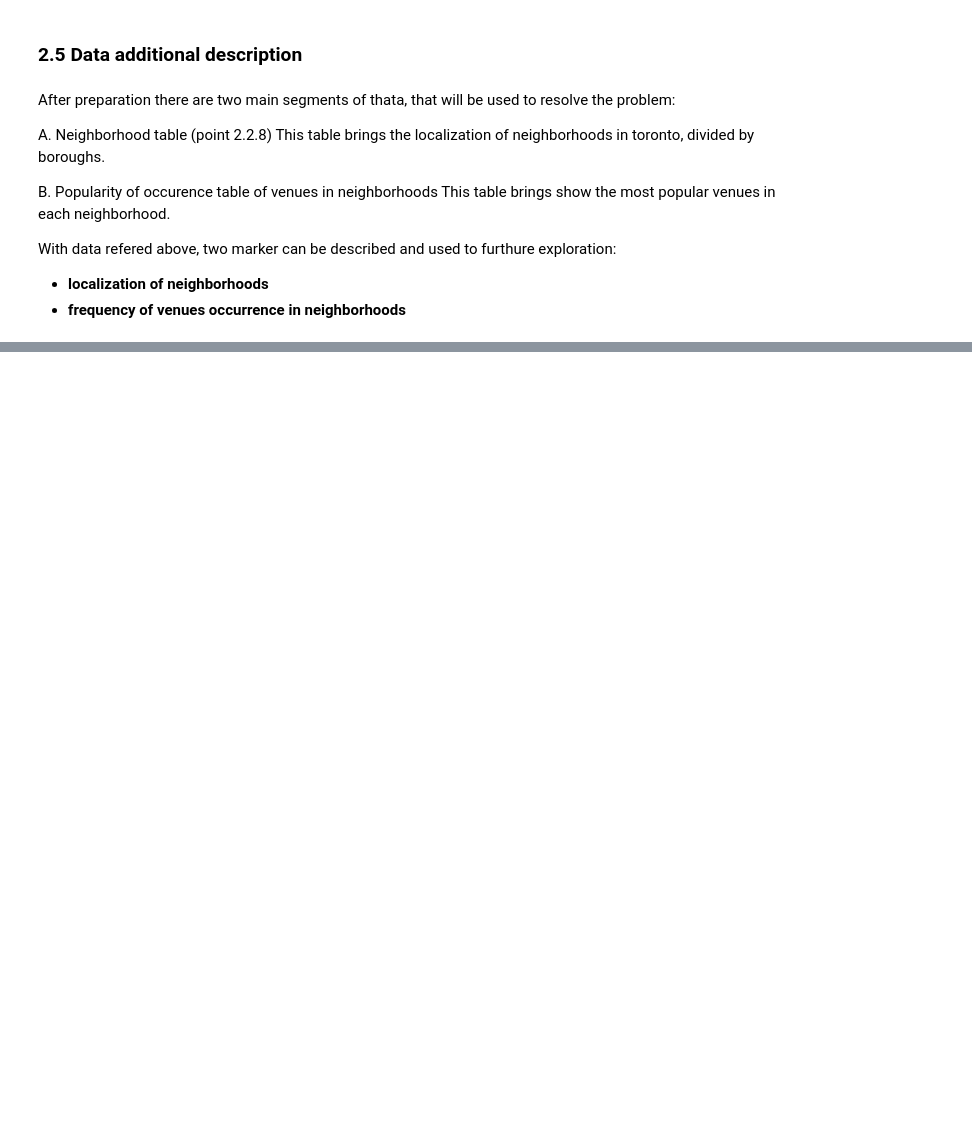
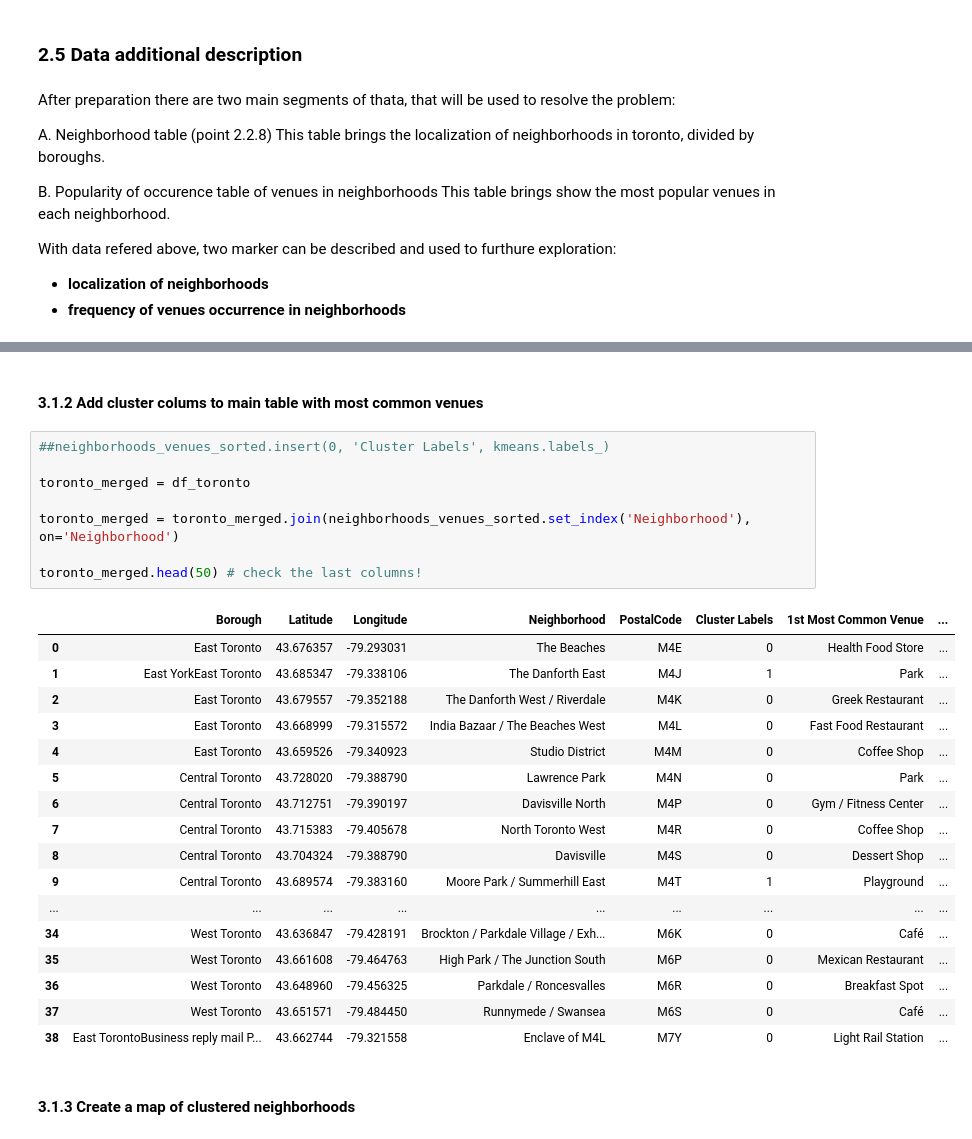
Before and after one commit to marcintalik/Coursera_Capstone, a Jupyter notebook: The Battle of Neighborhoods part 1.ipynb, the cells around one changed output, grey strips where cells are left out. Saved outputs shown, nothing was run; the diff lists cells and outputs as text; blank space fills up the shorter version.

```diff
--- a/The Battle of Neighborhoods part 1.ipynb
+++ b/The Battle of Neighborhoods part 1.ipynb
@@ -481,0 +517,30 @@ With data refered above, two marker can be described and used to furthure explor
+# %% [markdown]
+#### 3.1.2 Add cluster colums to main table with most common venues
+# %%
+##neighborhoods_venues_sorted.insert(0, 'Cluster Labels', kmeans.labels_)
+
+toronto_merged = df_toronto
+
+toronto_merged = toronto_merged.join(neighborhoods_venues_sorted.set_index('Neighborhood'), on='Neighborhood')
+
+toronto_merged.head(50) # check the last columns!
+# %% [output]
+|  | Borough | Latitude | Longitude | Neighborhood | PostalCode | Cluster Labels | 1st Most Common Venue | ... |
+| 0 | East Toronto | 43.676357 | -79.293031 | The Beaches | M4E | 0 | Health Food Store | ... |
+| 1 | East YorkEast Toronto | 43.685347 | -79.338106 | The Danforth East | M4J | 1 | Park | ... |
+| 2 | East Toronto | 43.679557 | -79.352188 | The Danforth West / Riverdale | M4K | 0 | Greek Restaurant | ... |
+| 3 | East Toronto | 43.668999 | -79.315572 | India Bazaar / The Beaches West | M4L | 0 | Fast Food Restaurant | ... |
+| 4 | East Toronto | 43.659526 | -79.340923 | Studio District | M4M | 0 | Coffee Shop | ... |
+| 5 | Central Toronto | 43.728020 | -79.388790 | Lawrence Park | M4N | 0 | Park | ... |
+| 6 | Central Toronto | 43.712751 | -79.390197 | Davisville North | M4P | 0 | Gym / Fitness Center | ... |
+| 7 | Central Toronto | 43.715383 | -79.405678 | North Toronto West | M4R | 0 | Coffee Shop | ... |
+| 8 | Central Toronto | 43.704324 | -79.388790 | Davisville | M4S | 0 | Dessert Shop | ... |
+| 9 | Central Toronto | 43.689574 | -79.383160 | Moore Park / Summerhill East | M4T | 1 | Playground | ... |
+| ... | ... | ... | ... | ... | ... | ... | ... | ... |
+| 34 | West Toronto | 43.636847 | -79.428191 | Brockton / Parkdale Village / Exh... | M6K | 0 | Café | ... |
+| 35 | West Toronto | 43.661608 | -79.464763 | High Park / The Junction South | M6P | 0 | Mexican Restaurant | ... |
+| 36 | West Toronto | 43.648960 | -79.456325 | Parkdale / Roncesvalles | M6R | 0 | Breakfast Spot | ... |
+| 37 | West Toronto | 43.651571 | -79.484450 | Runnymede / Swansea | M6S | 0 | Café | ... |
+| 38 | East TorontoBusiness reply mail P... | 43.662744 | -79.321558 | Enclave of M4L | M7Y | 0 | Light Rail Station | ... |
+# %% [markdown]
+#### 3.1.3 Create a map of clustered neighborhoods
```
Also changed, not shown: parts of 33 cells of this notebook.
